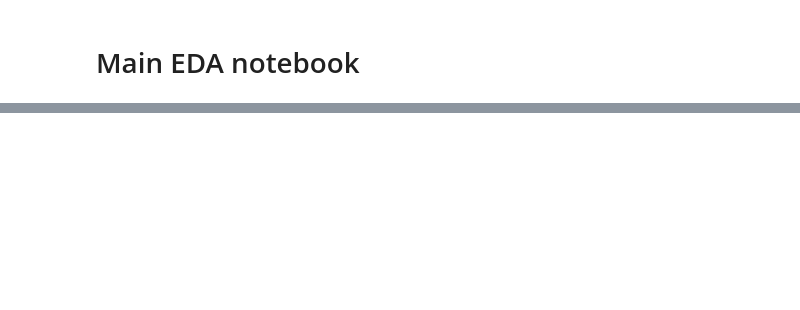
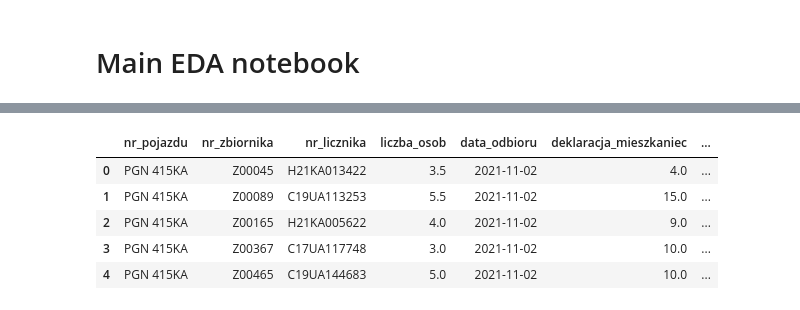
Before and after one commit to hackathonteam/klimaton_back, a Jupyter notebook: merger.ipynb, the cells around one changed output, grey strips where cells are left out. Cells and saved outputs as stored; diff of their text form; code cells hidden in the pictures; blank space fills up the shorter version.

```diff
--- a/merger.ipynb
+++ b/merger.ipynb
@@ -76,0 +153,9 @@ liczniki_z_osobami
+# %%
+licz_os_dekl_pojaz.head()
+# %% [output]
+|  | nr_pojazdu | nr_zbiornika | nr_licznika | liczba_osob | data_odbioru | deklaracja_mieszkaniec | ... |
+| 0 | PGN 415KA | Z00045 | H21KA013422 | 3.5 | 2021-11-02 | 4.0 | ... |
+| 1 | PGN 415KA | Z00089 | C19UA113253 | 5.5 | 2021-11-02 | 15.0 | ... |
+| 2 | PGN 415KA | Z00165 | H21KA005622 | 4.0 | 2021-11-02 | 9.0 | ... |
+| 3 | PGN 415KA | Z00367 | C17UA117748 | 3.0 | 2021-11-02 | 10.0 | ... |
+| 4 | PGN 415KA | Z00465 | C19UA144683 | 5.0 | 2021-11-02 | 10.0 | ... |
```
Also changed, not shown: parts of 19 cells of this notebook, 1 other file.
